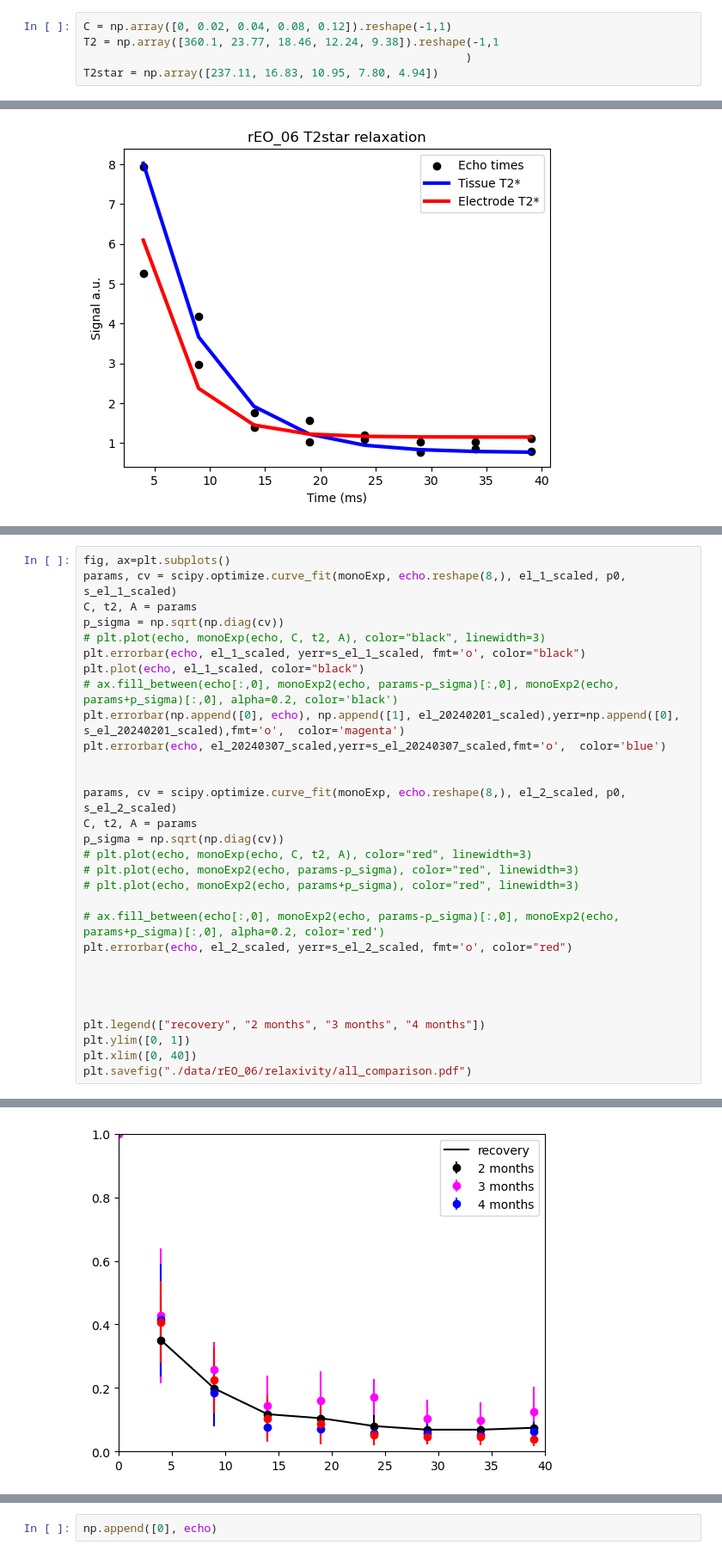
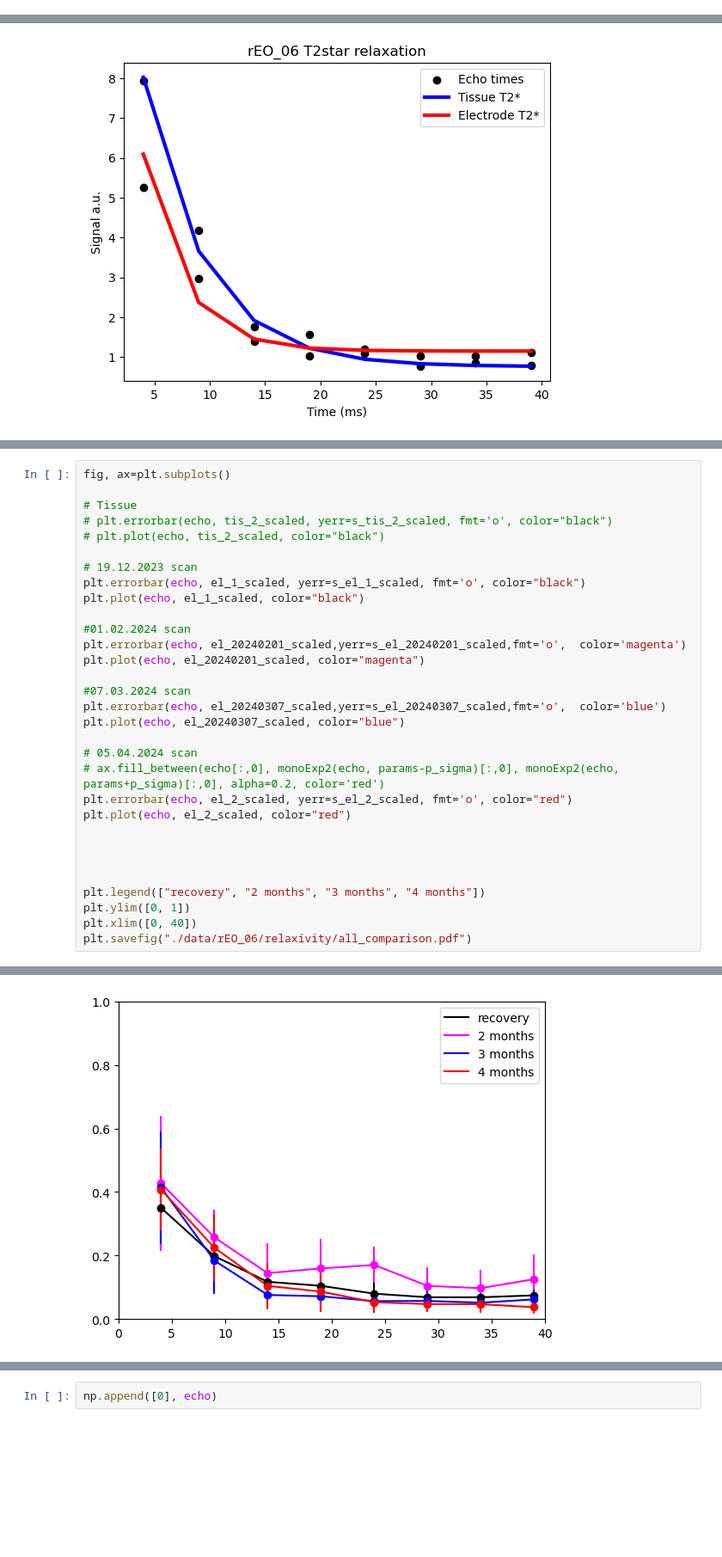
Before and after one commit to eozil/electrode-localization, a Jupyter notebook: mri/relaxivity.ipynb, the cells around one changed output, grey strips where cells are left out. Shown at 86% size. Cells and saved outputs as stored; diff of their text form; blank space fills up the shorter version.

```diff
--- a/mri/relaxivity.ipynb
+++ b/mri/relaxivity.ipynb
@@ -8,8 +8,3 @@ import scipy.optimize
 # %% [output]
 Intel MKL WARNING: Support of Intel(R) Streaming SIMD Extensions 4.2 (Intel(R) SSE4.2) enabled only processors has been deprecated. Intel oneAPI Math Kernel Library 2025.0 will require Intel(R) Advanc ...
 Intel MKL WARNING: Support of Intel(R) Streaming SIMD Extensions 4.2 (Intel(R) SSE4.2) enabled only processors has been deprecated. Intel oneAPI Math Kernel Library 2025.0 will require Intel(R) Advanc ...
-# %%
-C = np.array([0, 0.02, 0.04, 0.08, 0.12]).reshape(-1,1)
-T2 = np.array([360.1, 23.77, 18.46, 12.24, 9.38]).reshape(-1,1
-                                                         )
-T2star = np.array([237.11, 16.83, 10.95, 7.80, 4.94])
@@ -451,26 +435,27 @@ electrode
 [figure]
 # %%
 fig, ax=plt.subplots()
-params, cv = scipy.optimize.curve_fit(monoExp, echo.reshape(8,), el_1_scaled, p0, s_el_1_scaled)
-C, t2, A = params
-p_sigma = np.sqrt(np.diag(cv))
-# plt.plot(echo, monoExp(echo, C, t2, A), color="black", linewidth=3)
+
+# Tissue
+# plt.errorbar(echo, tis_2_scaled, yerr=s_tis_2_scaled, fmt='o', color="black")
+# plt.plot(echo, tis_2_scaled, color="black")
+
+# 19.12.2023 scan
 plt.errorbar(echo, el_1_scaled, yerr=s_el_1_scaled, fmt='o', color="black")
 plt.plot(echo, el_1_scaled, color="black")
-# ax.fill_between(echo[:,0], monoExp2(echo, params-p_sigma)[:,0], monoExp2(echo, params+p_sigma)[:,0], alpha=0.2, color='black')
-plt.errorbar(np.append([0], echo), np.append([1], el_20240201_scaled),yerr=np.append([0], s_el_20240201_scaled),fmt='o',  color='magenta')
+
+#01.02.2024 scan
+plt.errorbar(echo, el_20240201_scaled,yerr=s_el_20240201_scaled,fmt='o',  color='magenta')
+plt.plot(echo, el_20240201_scaled, color="magenta")
+
+#07.03.2024 scan
 plt.errorbar(echo, el_20240307_scaled,yerr=s_el_20240307_scaled,fmt='o',  color='blue')
+plt.plot(echo, el_20240307_scaled, color="blue")
 
-
-params, cv = scipy.optimize.curve_fit(monoExp, echo.reshape(8,), el_2_scaled, p0, s_el_2_scaled)
-C, t2, A = params
-p_sigma = np.sqrt(np.diag(cv))
-# plt.plot(echo, monoExp(echo, C, t2, A), color="red", linewidth=3)
-# plt.plot(echo, monoExp2(echo, params-p_sigma), color="red", linewidth=3)
-# plt.plot(echo, monoExp2(echo, params+p_sigma), color="red", linewidth=3)
-
+# 05.04.2024 scan
 # ax.fill_between(echo[:,0], monoExp2(echo, params-p_sigma)[:,0], monoExp2(echo, params+p_sigma)[:,0], alpha=0.2, color='red')
 plt.errorbar(echo, el_2_scaled, yerr=s_el_2_scaled, fmt='o', color="red")
+plt.plot(echo, el_2_scaled, color="red")
 
 
 
@@ -485 +468 @@ Intel MKL WARNING: Support of Intel(R) Streaming SIMD Extensions 4.2 (Intel(R) S
-[figure, old version]
+[figure, new version]
```
Also changed, not shown: parts of 9 cells of this notebook.
